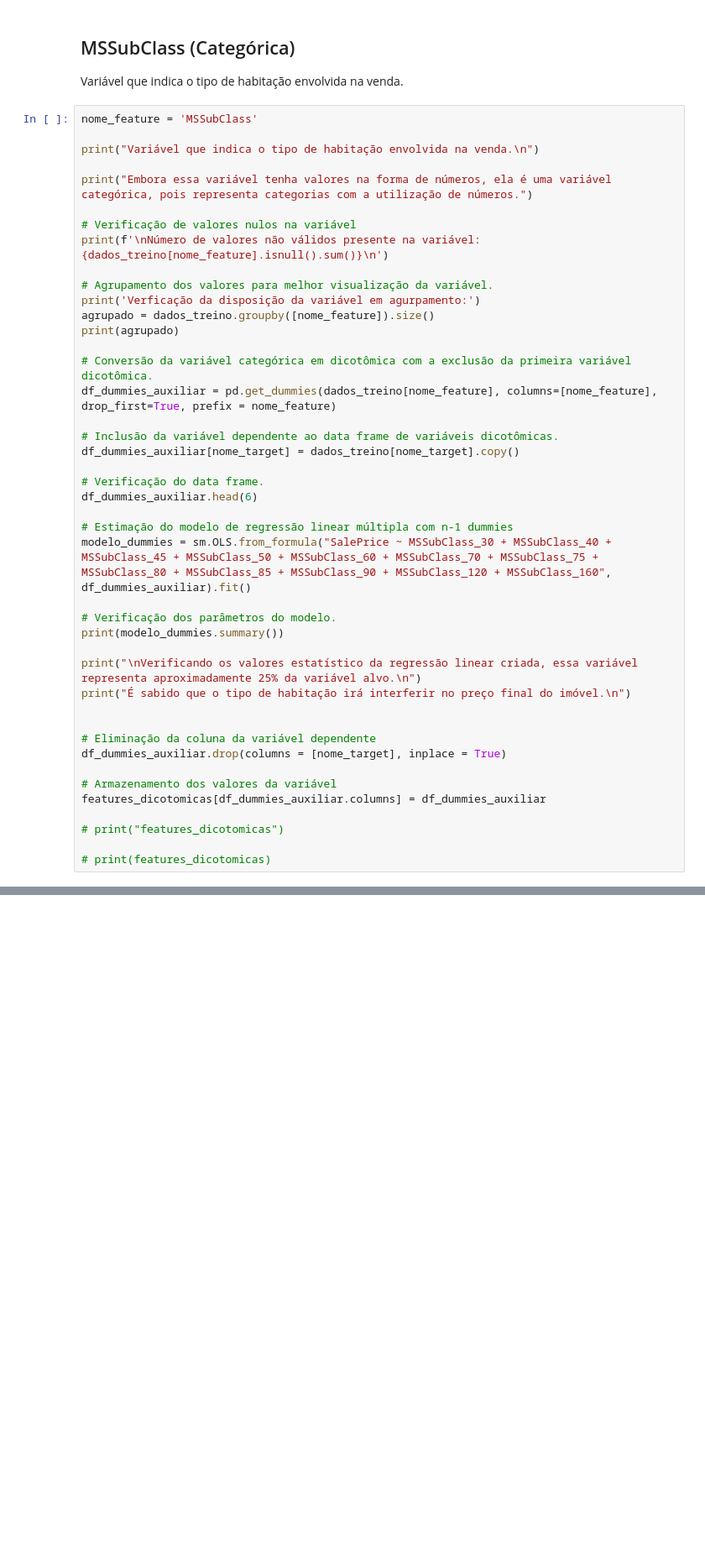
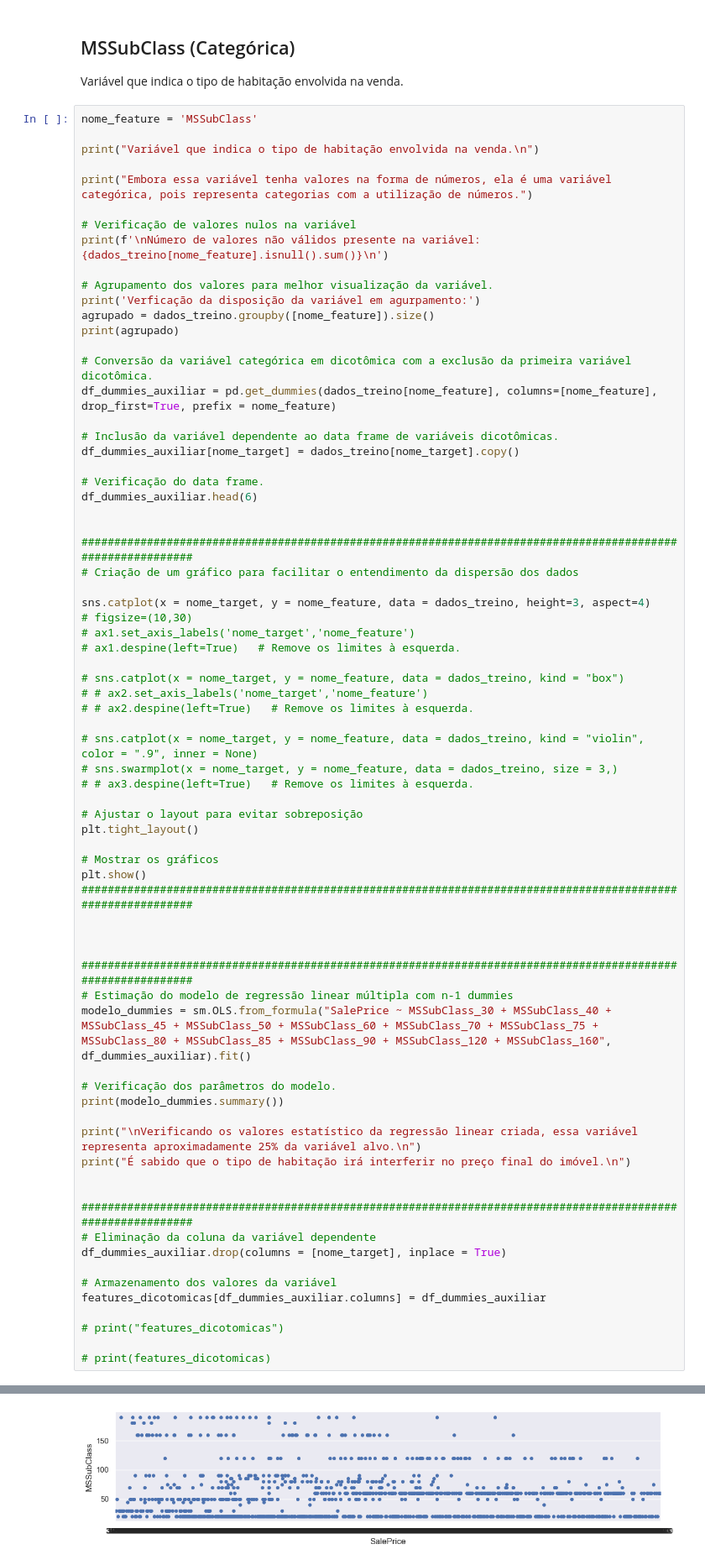
Before and after one commit to JohnDaytonCC/HousePricesPrediction, a Jupyter notebook: Notebook - House Prices Predition.ipynb, the cells around one changed output, grey strips where cells are left out. Shown at 84% size. Saved outputs shown, nothing was run; the diff lists cells and outputs as text; blank space fills up the shorter version.

```diff
--- a/Notebook - House Prices Predition.ipynb
+++ b/Notebook - House Prices Predition.ipynb
@@ -170,6 +170,33 @@ df_dummies_auxiliar[nome_target] = dados_treino[nome_target].copy()
 # Verificação do data frame.
 df_dummies_auxiliar.head(6)
 
+
+############################################################################################################
+# Criação de um gráfico para facilitar o entendimento da dispersão dos dados
+
+sns.catplot(x = nome_target, y = nome_feature, data = dados_treino, height=3, aspect=4)
+# figsize=(10,30)
+# ax1.set_axis_labels('nome_target','nome_feature')
+# ax1.despine(left=True)   # Remove os limites à esquerda.
+
+# sns.catplot(x = nome_target, y = nome_feature, data = dados_treino, kind = "box")
+# # ax2.set_axis_labels('nome_target','nome_feature')
+# # ax2.despine(left=True)   # Remove os limites à esquerda.
+
+# sns.catplot(x = nome_target, y = nome_feature, data = dados_treino, kind = "violin", color = ".9", inner = None)
+# sns.swarmplot(x = nome_target, y = nome_feature, data = dados_treino, size = 3,)
+# # ax3.despine(left=True)   # Remove os limites à esquerda.
+
+# Ajustar o layout para evitar sobreposição
+plt.tight_layout()
+
+# Mostrar os gráficos
+plt.show()
+############################################################################################################
+
+
+
+############################################################################################################
 # Estimação do modelo de regressão linear múltipla com n-1 dummies
 modelo_dummies = sm.OLS.from_formula("SalePrice ~ MSSubClass_30 + MSSubClass_40 + MSSubClass_45 + MSSubClass_50 + MSSubClass_60 + MSSubClass_70 + MSSubClass_75 + MSSubClass_80 + MSSubClass_85 + MSSubClass_90 + MSSubClass_120 + MSSubClass_160", df_dummies_auxiliar).fit()
 
@@ -180,6 +207,7 @@ print("\nVerificando os valores estatístico da regressão linear criada, essa v
 print("É sabido que o tipo de habitação irá interferir no preço final do imóvel.\n")
 
 
+############################################################################################################
 # Eliminação da coluna da variável dependente
 df_dummies_auxiliar.drop(columns = [nome_target], inplace = True)
 
@@ -209,0 +238 @@ Verificando os valores estatístico da regressão linear criada, essa variável
+[figure, added]
```
Also changed, not shown: parts of 39 cells of this notebook.
